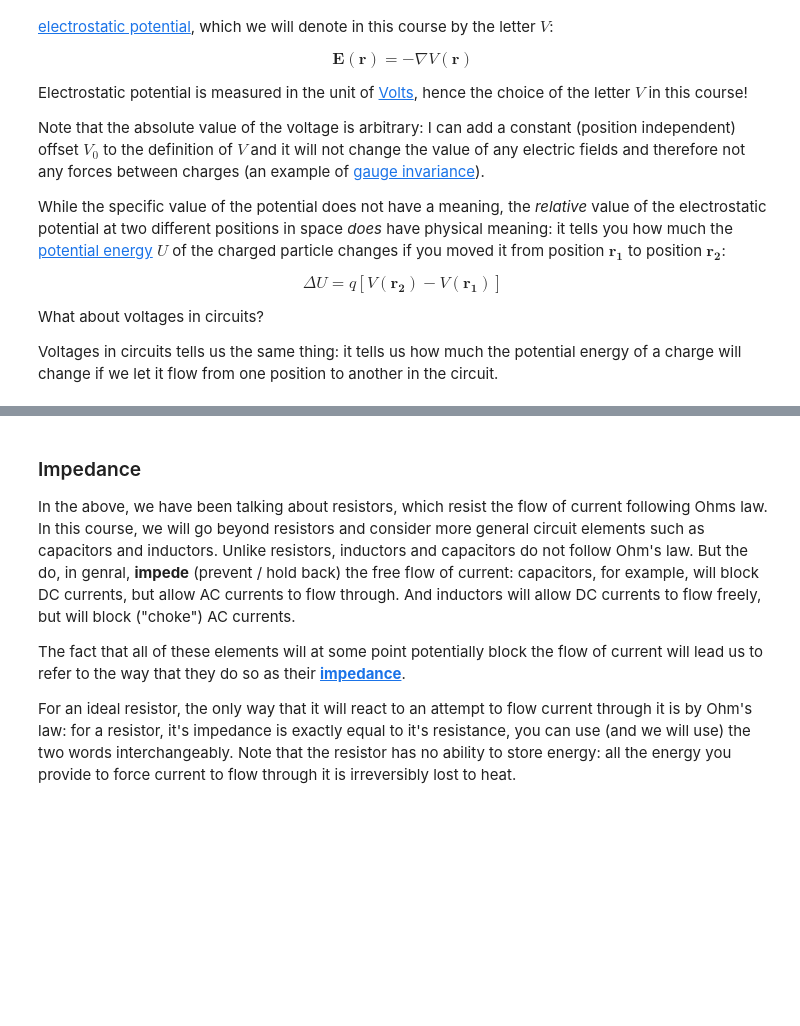
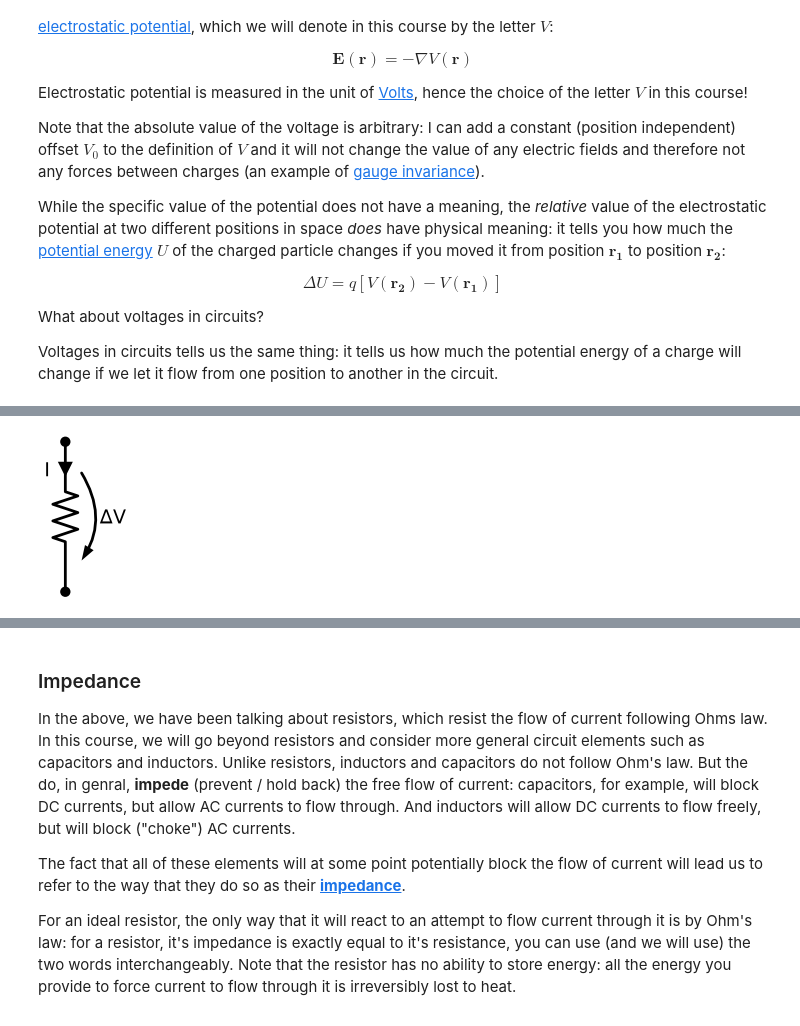
Before and after one commit to gsteele13/cei, a Jupyter notebook: content/Lecture1.ipynb, the cells around one changed output, grey strips where cells are left out. Saved outputs shown, nothing was run; the diff lists cells and outputs as text; code cells hidden in the pictures; blank space fills up the shorter version.

```diff
--- a/content/Lecture1.ipynb
+++ b/content/Lecture1.ipynb
@@ -165,0 +133,10 @@ Note that when dealing with resistor, voltages are like the forces that are driv
+# %%
+:tag: hide-input
+:class: centered-output
+
+with schemdraw.Drawing():
+    R = elm.Resistor().down().dot().idot()
+    elm.VoltageLabelArc().at(R).label(r'$\Delta$V')
+    elm.CurrentLabelInline(direction='in').at(R).label('I')
+# %% [output]
+[figure, added]
```
Also changed, not shown: parts of 24 cells of this notebook, 1 other file.
